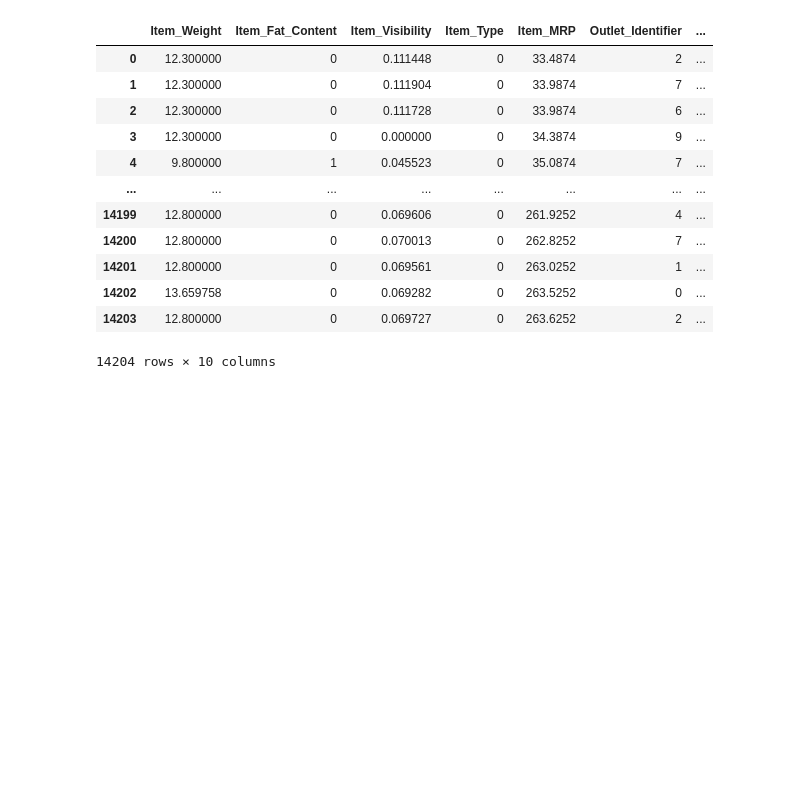
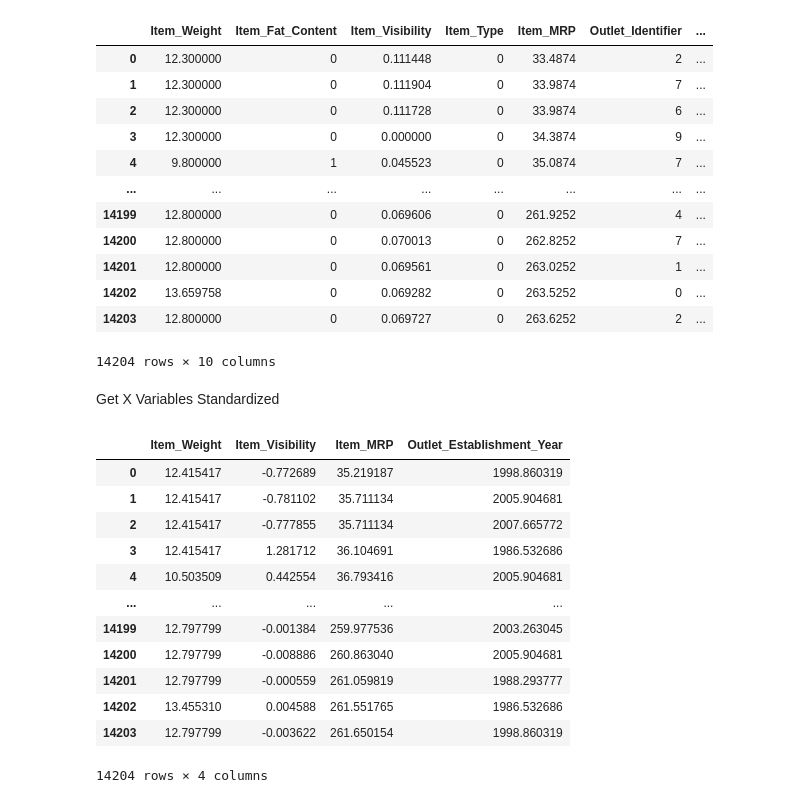
Before and after one commit to Mahesh2056/Big_Sales_Prediction, a Jupyter notebook: Big_Sales_Prediction.ipynb, the cells around one changed output. Drawn from its saved outputs; the diff is of its cells as text; code cells hidden in the pictures; blank space fills up the shorter version.

```diff
--- a/Big_Sales_Prediction.ipynb
+++ b/Big_Sales_Prediction.ipynb
@@ -387,3 +387,5 @@ X
 | 14202 | 13.659758 | 0 | 0.069282 | 0 | 263.5252 | 0 | ... |
 | 14203 | 12.800000 | 0 | 0.069727 | 0 | 263.6252 | 2 | ... |
 14204 rows × 10 columns
+# %% [markdown]
+Get X Variables Standardized
@@ -389,0 +394,20 @@ X
+# %%
+sc = StandardScaler()
+# %%
+X_std = df[['Item_Weight', 'Item_Visibility', 'Item_MRP', 'Outlet_Establishment_Year']]
+# %%
+X_std - sc.fit_transform(X_std)
+# %% [output]
+|  | Item_Weight | Item_Visibility | Item_MRP | Outlet_Establishment_Year |
+| 0 | 12.415417 | -0.772689 | 35.219187 | 1998.860319 |
+| 1 | 12.415417 | -0.781102 | 35.711134 | 2005.904681 |
+| 2 | 12.415417 | -0.777855 | 35.711134 | 2007.665772 |
+| 3 | 12.415417 | 1.281712 | 36.104691 | 1986.532686 |
+| 4 | 10.503509 | 0.442554 | 36.793416 | 2005.904681 |
+| ... | ... | ... | ... | ... |
+| 14199 | 12.797799 | -0.001384 | 259.977536 | 2003.263045 |
+| 14200 | 12.797799 | -0.008886 | 260.863040 | 2005.904681 |
+| 14201 | 12.797799 | -0.000559 | 261.059819 | 1988.293777 |
+| 14202 | 13.455310 | 0.004588 | 261.551765 | 1986.532686 |
+| 14203 | 12.797799 | -0.003622 | 261.650154 | 1998.860319 |
+14204 rows × 4 columns
```
Also changed, not shown: parts of 2 cells of this notebook.
